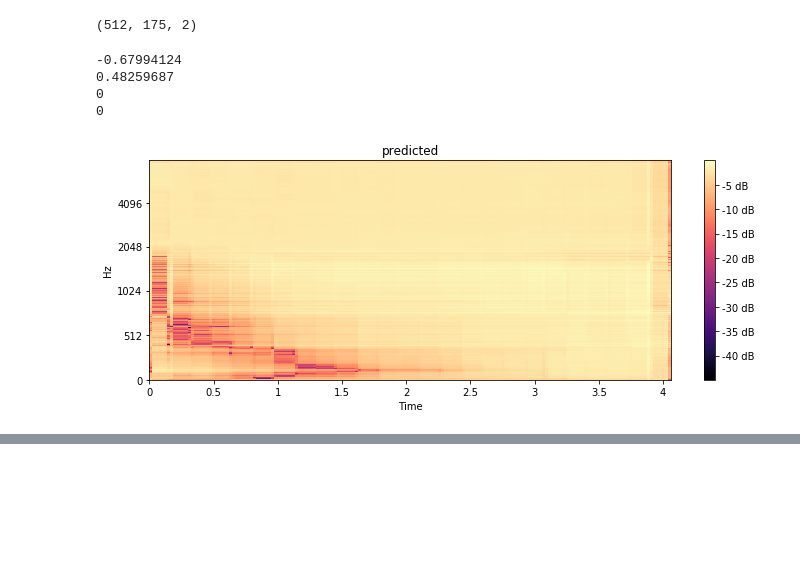
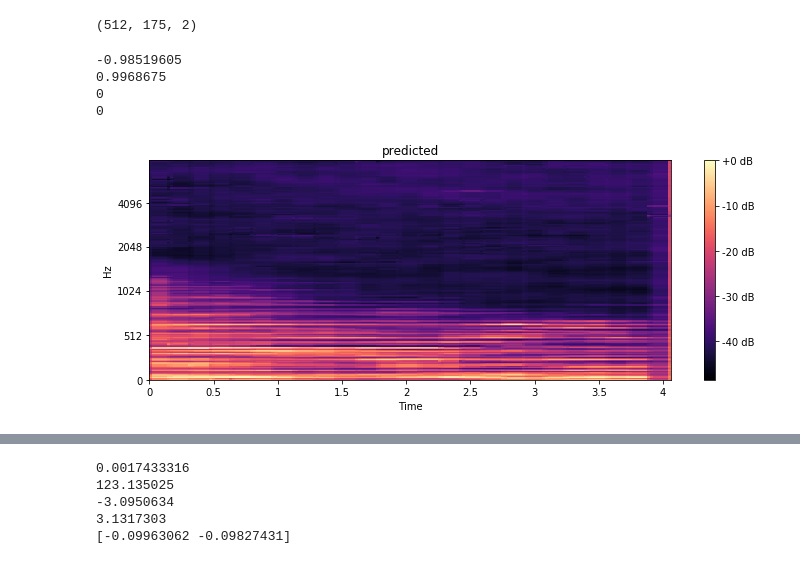
Before and after one commit to faraazn/music-transcription, a Jupyter notebook: amt/models/note_iso/iso_model_draft-3.ipynb, the cells around one changed output, grey strips where cells are left out. Drawn from its saved outputs; the diff is of its cells as text; code cells hidden in the pictures; blank space fills up the shorter version.

```diff
--- a/amt/models/note_iso/iso_model_draft-3.ipynb
+++ b/amt/models/note_iso/iso_model_draft-3.ipynb
@@ -201,9 +201,9 @@ Epoch 1/1
 <keras.callbacks.History at 0x...>
 # %%
-# model = keras.models.load_model('draft-3-c.h')
+model = keras.models.load_model('draft-3-c.h')
 # %%
 instr_indices = [instr_id]
-note_indices = [note_id]
+note_indices = [0]
 test_generator = NoteIsoSequence([midi_file], sample_duration=sample_duration,
                                  fs=sample_rate, n_fft=n_fft, instr_indices=instr_indices,
                                  note_indices=note_indices, mode='test')
@@ -214,27 +214,39 @@ print(predicted_iso.shape)
 # %%
 print(np.amin(predicted_iso))
 print(np.amax(predicted_iso))
 print(np.count_nonzero(np.isnan(predicted_iso)))
 print(np.count_nonzero(np.abs(predicted_iso[:,:,1]) == 1))
 predicted_iso *= 1 - epsilon
 predicted_magnitude = np.exp(predicted_iso[:,:,0] * magnitude_scale_factor)
 predicted_phase = predicted_iso[:,:,1] * (np.pi + epsilon)
-predicted_stft = predicted_iso[:,:,0] * np.exp(1j*predicted_iso[:,:,1])
+predicted_stft = predicted_magnitude * np.exp(1j*predicted_phase)
 
 plt.figure(figsize=(10, 4))
-librosa.display.specshow(librosa.power_to_db(np.abs(predicted_stft), ref=np.max),
+librosa.display.specshow(librosa.power_to_db(predicted_magnitude, ref=np.max),
                          y_axis='mel', fmax=8000, x_axis='time')
 plt.colorbar(format='%+2.0f dB')
 plt.title('predicted')
 plt.tight_layout()
 # %% [output]
--0.67994124
-0.48259687
+-0.98519605
+0.9968675
 0
 0
-[figure, old version]
+[figure, new version]
 # %%
 predicted_audio = librosa.core.istft(predicted_stft)
 ipd.Audio(predicted_audio, rate=sample_rate)
 # %% [output]
 [interactive output not drawn]
+# %%
+print(np.amin(predicted_magnitude))
+print(np.amax(predicted_magnitude))
+print(np.amin(predicted_phase))
+print(np.amax(predicted_phase))
+print(predicted_iso[-1,-1,:])
+# %% [output]
+0.0017433316
+123.135025
+-3.0950634
+3.1317303
+[-0.09963062 -0.09827431]
```
Also changed, not shown: parts of 3 cells of this notebook, 3 other files.
